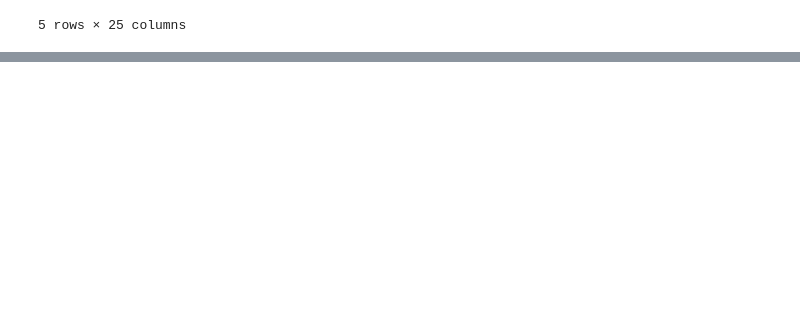
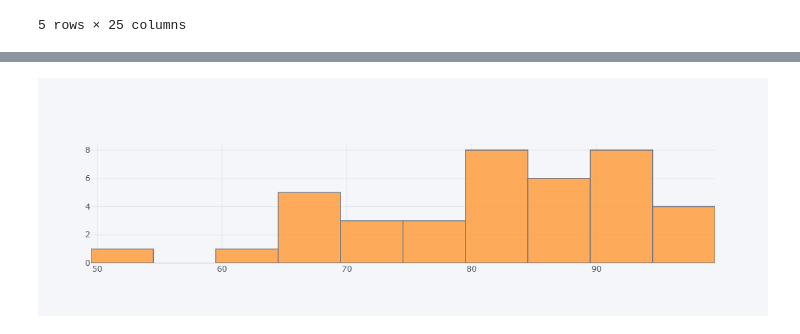
Before and after one commit to Tobias-2/modul_11, a Jupyter notebook: Untitled.ipynb, the cells around one changed output, grey strips where cells are left out. Cells and saved outputs as stored; diff of their text form; code cells hidden in the pictures; blank space fills up the shorter version.

```diff
--- a/Untitled.ipynb
+++ b/Untitled.ipynb
@@ -25,0 +36,4 @@ df.set_index('Country')['Employment rate as pct'].sort_values(ascending=False).i
+# %%
+df['Water quality as pct'].iplot(kind='hist')
+# %% [output]
+[figure, added]
```
Also changed, not shown: parts of 39 cells of this notebook.
